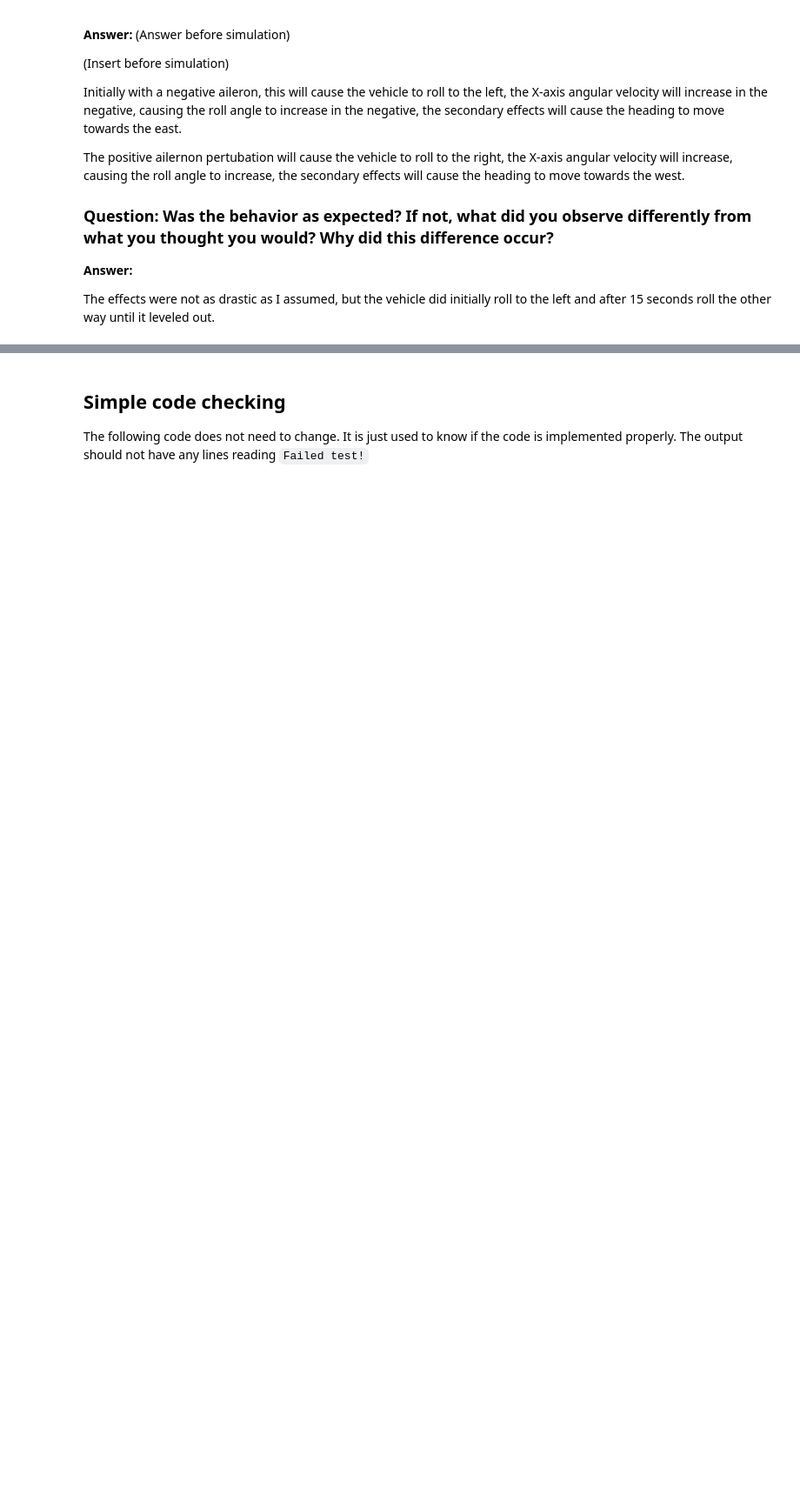
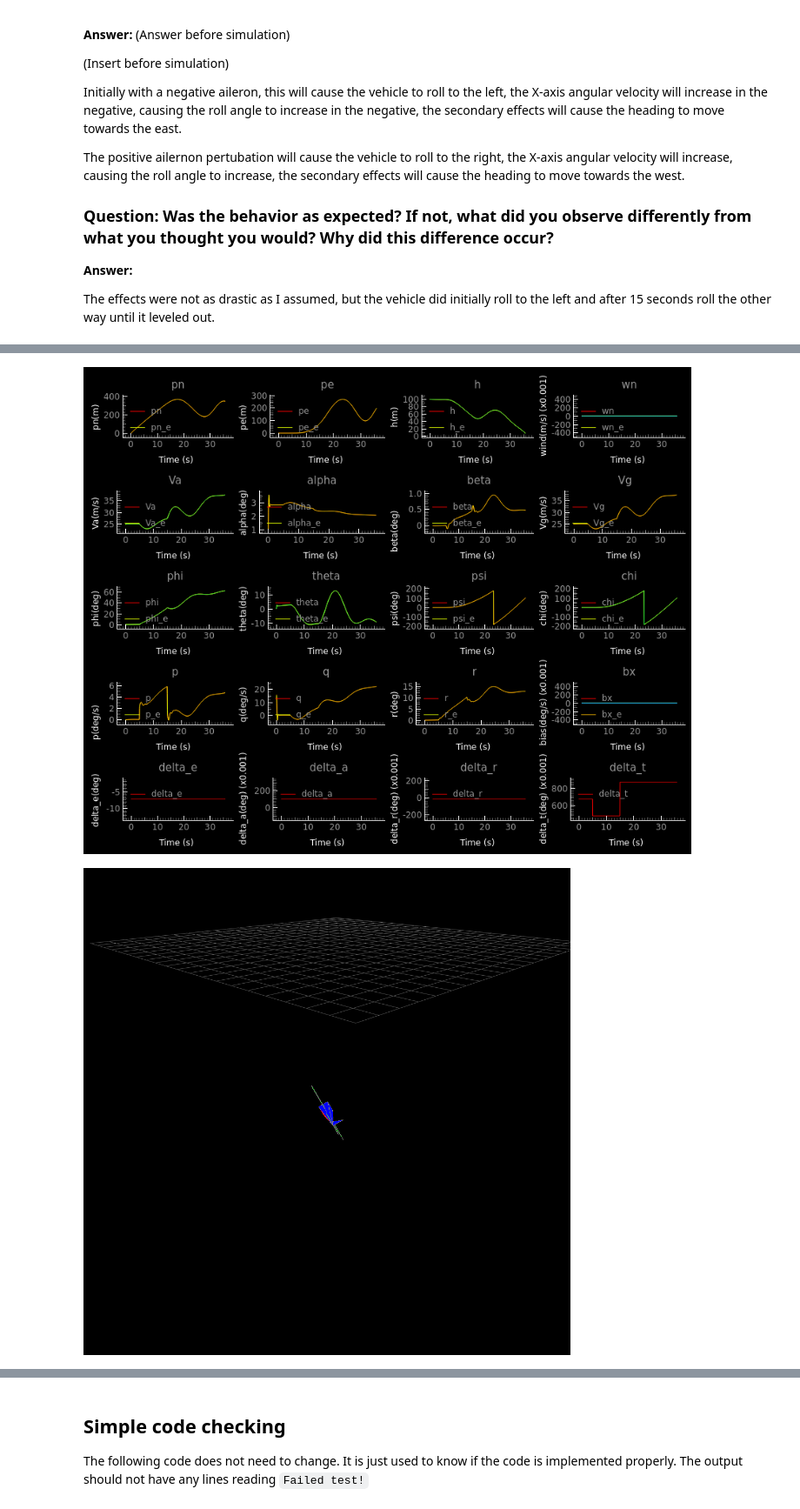
Before and after one commit to Isaacwilliam4/mavsim_python, a Jupyter notebook: usu_assignments/ch04_forces_moments.ipynb, the cells around one changed output, grey strips where cells are left out. Shown at 87% size. Cells and saved outputs as stored; diff of their text form; code cells hidden in the pictures; blank space fills up the shorter version.

```diff
--- a/usu_assignments/ch04_forces_moments.ipynb
+++ b/usu_assignments/ch04_forces_moments.ipynb
@@ -180,16 +222,22 @@ Run the simulation and verify the expected behavior.
 # %%
-def perturb_rudder(time: float) -> MsgDelta:
-    """ Perturb the rudder trim commands by
-            -0.2 degrees      5 < time <= 15
-            0.2  degrees      5 < time
+def perturb_throttle(time: float) -> MsgDelta:
+    """ Perturb the throttle trim commands by
+            -0.2       5 < time <= 15
+            0.2        5 < time
     """
     # Calculate the trim trajectory
     delta = trim(time)
 
     # Perturb the control
-
+    if time > 15.:
+        delta.throttle += 0.2
+    elif time > 5:
+        delta.throttle += -0.2
     # Return the perturbed control
     return delta
 
 # Perturb the elevator
-run_sim_and_display(perturb_rudder)
+run_sim_and_display(perturb_throttle)
+# %% [output]
+[figure, added]
+[figure, added]
```
Also changed, not shown: parts of 13 cells of this notebook, 3 other files.
